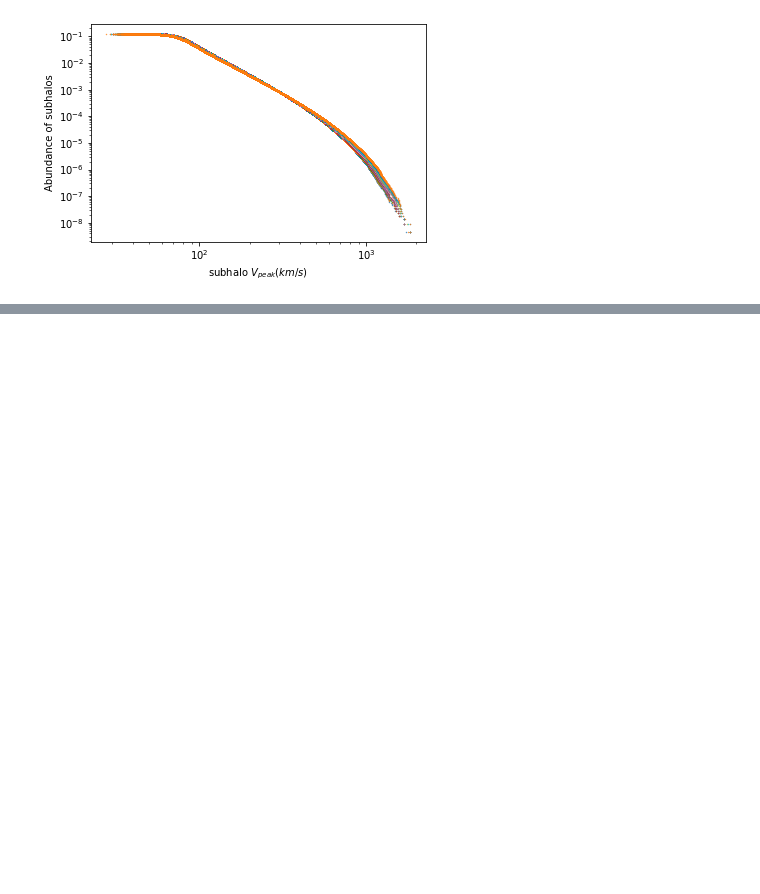
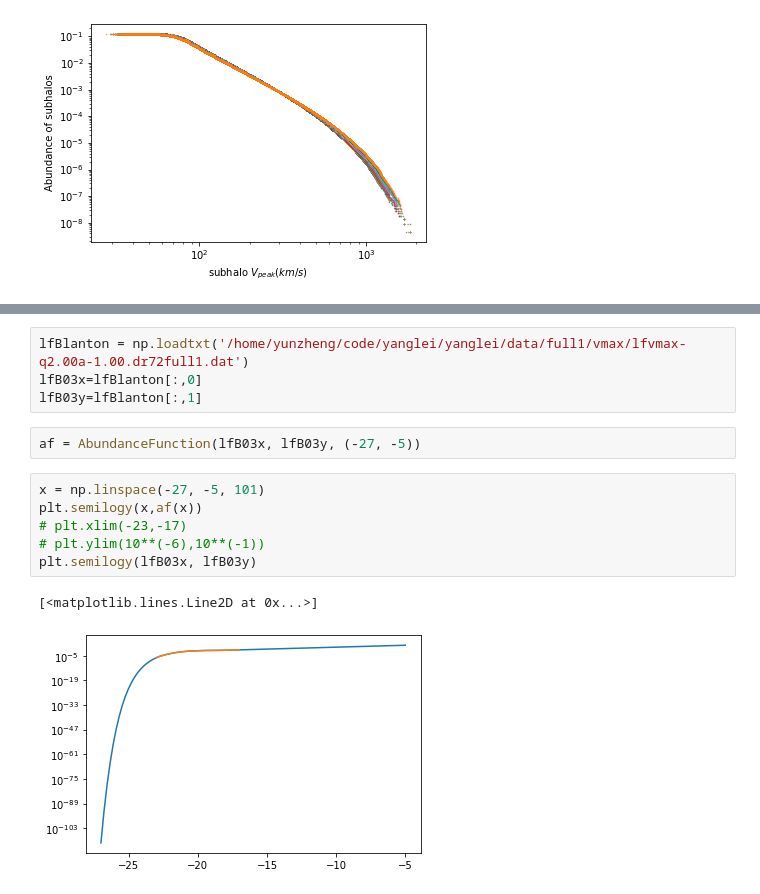
Before and after one commit to zhengyun0215/mock, a Jupyter notebook: loaddata.ipynb, the cells around one changed output, grey strips where cells are left out. Drawn from its saved outputs; the diff is of its cells as text; blank space fills up the shorter version.

```diff
--- a/loaddata.ipynb
+++ b/loaddata.ipynb
@@ -217,0 +210,15 @@ nd_bin = calc_number_densities_in_bins(v_all,box_size, hbin)
+# %%
+lfBlanton = np.loadtxt('/home/yunzheng/code/yanglei/yanglei/data/full1/vmax/lfvmax-q2.00a-1.00.dr72full1.dat')
+lfB03x=lfBlanton[:,0]
+lfB03y=lfBlanton[:,1]
+# %%
+af = AbundanceFunction(lfB03x, lfB03y, (-27, -5))
+# %%
+x = np.linspace(-27, -5, 101)
+plt.semilogy(x,af(x))
+# plt.xlim(-23,-17)
+# plt.ylim(10**(-6),10**(-1))
+plt.semilogy(lfB03x, lfB03y)
+# %% [output]
+[<matplotlib.lines.Line2D at 0x...>]
+[figure, added]
```
Also changed, not shown: parts of 25 cells of this notebook, 1 other file.
